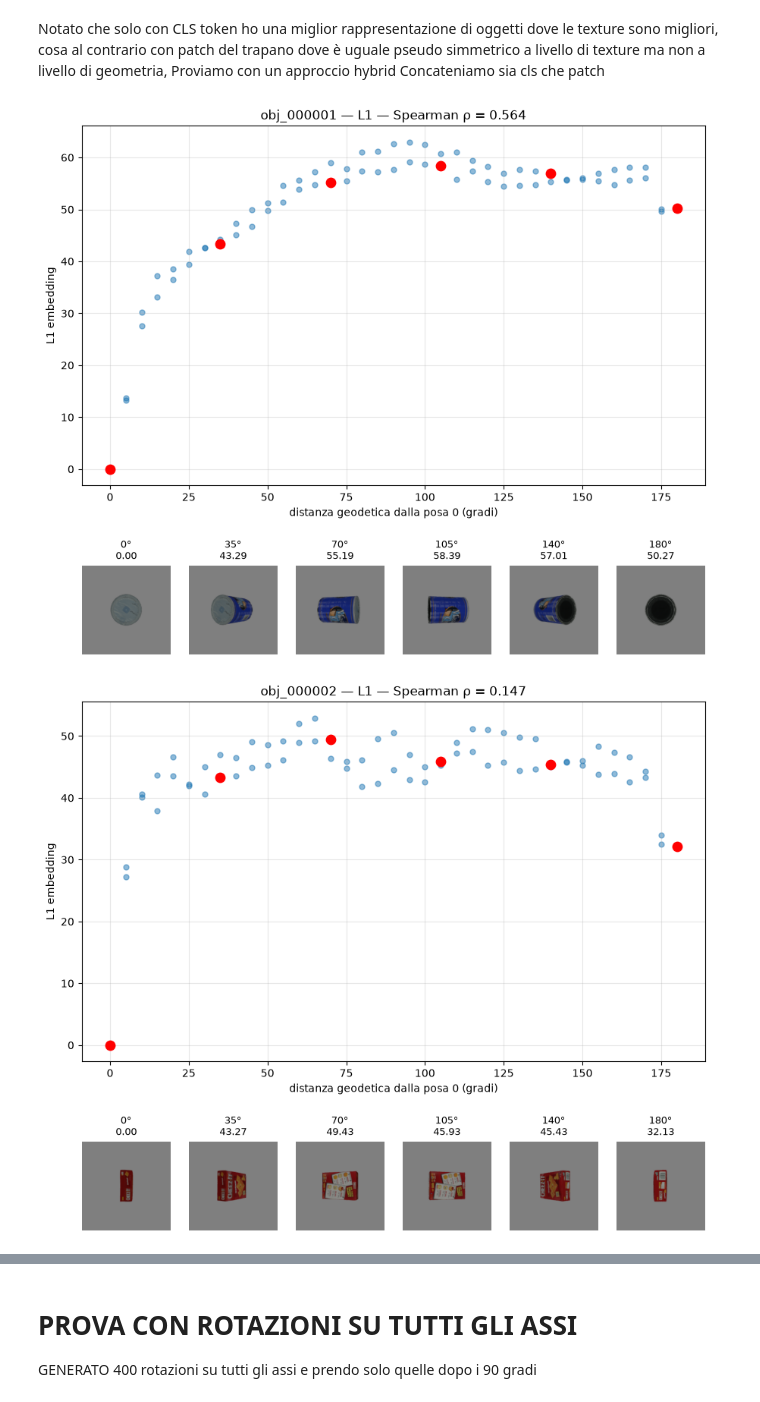
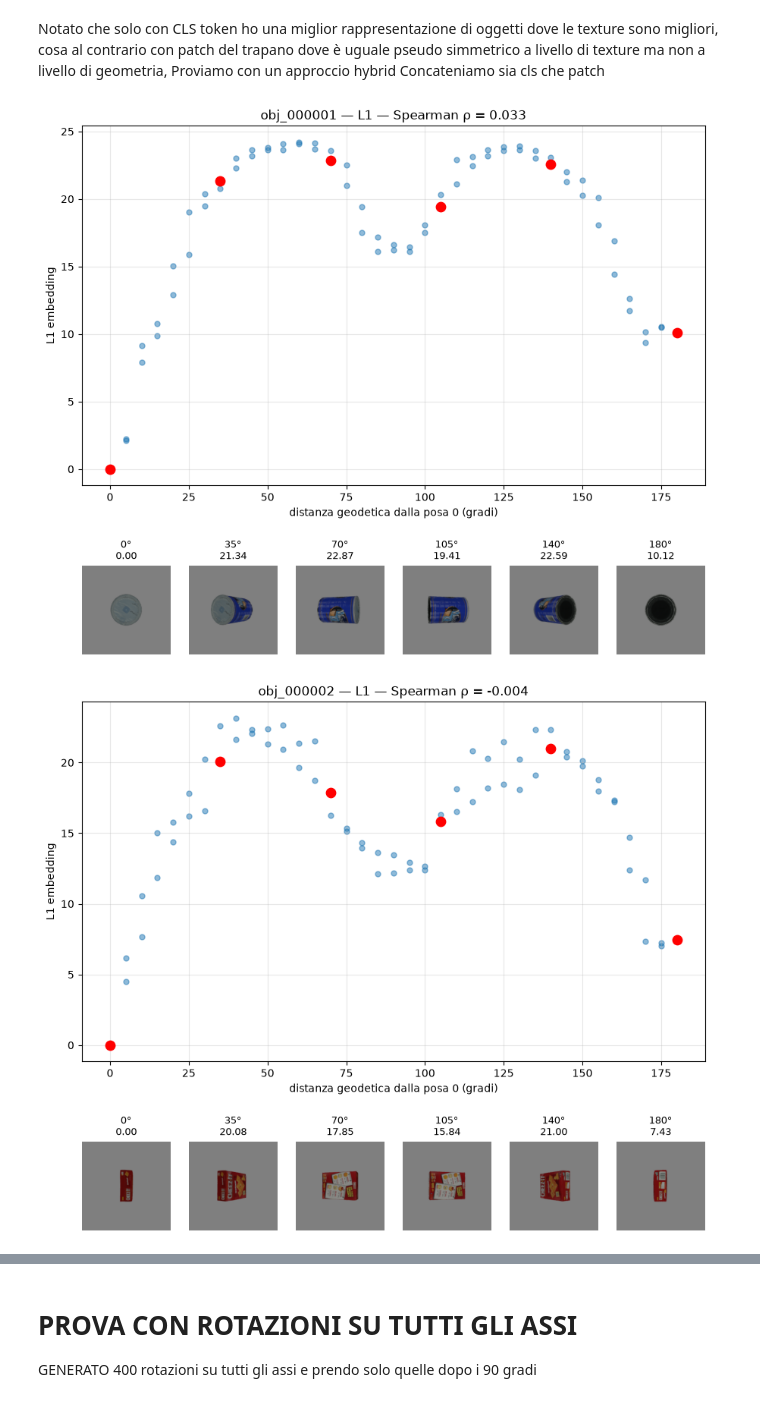
Before and after one commit to Saiukk/PoseJEPA, a Jupyter notebook: Script/Notebook/JEPA/experiments1_JEPA.ipynb, the cells around one changed output, grey strips where cells are left out. Cells and saved outputs as stored; diff of their text form; code cells hidden in the pictures.

```diff
--- a/Script/Notebook/JEPA/experiments1_JEPA.ipynb
+++ b/Script/Notebook/JEPA/experiments1_JEPA.ipynb
@@ -18,7 +18,7 @@ print("device:", device)
 # %% [output]
 device: cuda
 # %%
-MODEL_NAME = "facebook/dinov2-base"
+MODEL_NAME = "facebook/ijepa_vith14_1k"
 
 processor = AutoImageProcessor.from_pretrained(MODEL_NAME)
 model = AutoModel.from_pretrained(MODEL_NAME).to(device).eval()
@@ -58,11 +58,11 @@ def extract_features(img: Image.Image, layers=[-1], token="cls", normalize=True)
         elif token == "patch":
             v = h[1:].mean(dim=0)             # (768,) media dei 256 patch token
         elif token == "ptc":
-            v = h[1:].flatten()
+            v = h[1:]
         elif token == "pool":
-            patches = h[1:]
+            patches = h[0:]
 
-            grid = patches.reshape(16, 16, 768)
+            grid = patches.reshape(16, 16, 1280)
 
             alto_sinistra  = grid[:8, :8, :].mean(dim=(0, 1))
             alto_destra    = grid[:8, 8:, :].mean(dim=(0, 1))
@@ -89,6 +89,6 @@ Dimension Descriptor: torch.Size([3072])
 # %%
 @torch.no_grad()
-def compare(img1, img2, layers=[-1], token="cls"):
+def compare(img1, img2, layers=[-1], token="pool"):
     e1 = extract_features(img1, layers=layers, token=token)
     e2 = extract_features(img2, layers=layers, token=token)
 
@@ -622,12 +429,11 @@ def extract_features2(img, layers=[-1], token="pool", grid=2,
     parts = []
     for L in layers:
         h = hs[L][0]                              # (n_token, 768)
-        if token == "cls":
-            v = h[0]
-        elif token == "ptc":
-            v = h[1:].flatten()
+
+        if token == "ptc":
+            v = h[0:].flatten()
         elif token == "pool":
-            P = h[1:]                             # (256, 768)
+            P = h[0:]                             # (256, 768)
             side = int(P.shape[0] ** 0.5)         # 16
             g = P.reshape(side, side, -1)         # (16, 16, 768)
             step = side // grid                   # quante patch per cella
@@ -766,7 +571,7 @@ import pandas as pd
 from scipy.spatial.transform import Rotation
 from scipy.stats import spearmanr
 
-def plot_object(obj_name, dataset="ycbv", layers=[-1], token="hybrid", metric="cos_dist"):
+def plot_object(obj_name, dataset="ycbv", layers=[-1], token="pool", metric="cos_dist"):
     # 1. leggi il CSV e filtra l'oggetto
     df = pd.read_csv(RENDERS / dataset / "gt_poses.csv")
     df = df[df["object"] == obj_name].reset_index(drop=True)
@@ -803,32 +608,32 @@ def plot_object(obj_name, dataset="ycbv", layers=[-1], token="hybrid", metric="c
     # 6 viste equispaziate lungo l'asse degli angoli
     order = np.argsort(angles)
     sel = order[np.linspace(0, len(order) - 1, 6).astype(int)]
 
     # --- figura: scatter sopra + 6 viste sotto ---
     fig, axes = plt.subplots(2, 1, figsize=(9, 8),
                              gridspec_kw={"height_ratios": [3, 1.4]})
     axes[0].scatter(angles, dists, s=25, alpha=0.5)
     axes[0].scatter(angles[sel], dists[sel], s=80, color="red", zorder=5)
     axes[0].set_xlabel("distanza geodetica dalla posa 0 (gradi)")
     axes[0].set_ylabel(f"{metric} embedding")
     axes[0].set_title(f"{obj_name} — {metric} — Spearman ρ = {rho:.3f}")
     axes[0].grid(alpha=0.3)
 
     gs = axes[1].get_subplotspec().subgridspec(1, 6)
     axes[1].remove()
     for k, idx in enumerate(sel):
         ax = fig.add_subplot(gs[0, k])
         ax.imshow(Image.open(RENDERS / df.loc[idx, "image"]).convert("RGB"))
         ax.set_title(f"{angles[idx]:.0f}°\n{dists[idx]:.2f}", fontsize=9)
         ax.axis("off")
 
     plt.tight_layout()
     plt.show()
 
 
 OBJECTS = ["obj_000001", "obj_000002", "obj_000003", "obj_000015"]
 for obj in OBJECTS:
     plot_object(obj, metric="L1")
 # %% [output]
-[figure, old version]
+[figure, new version]
-[figure, old version]
+[figure, new version]
```
Also changed, not shown: parts of 22 cells of this notebook, 4 other files.
